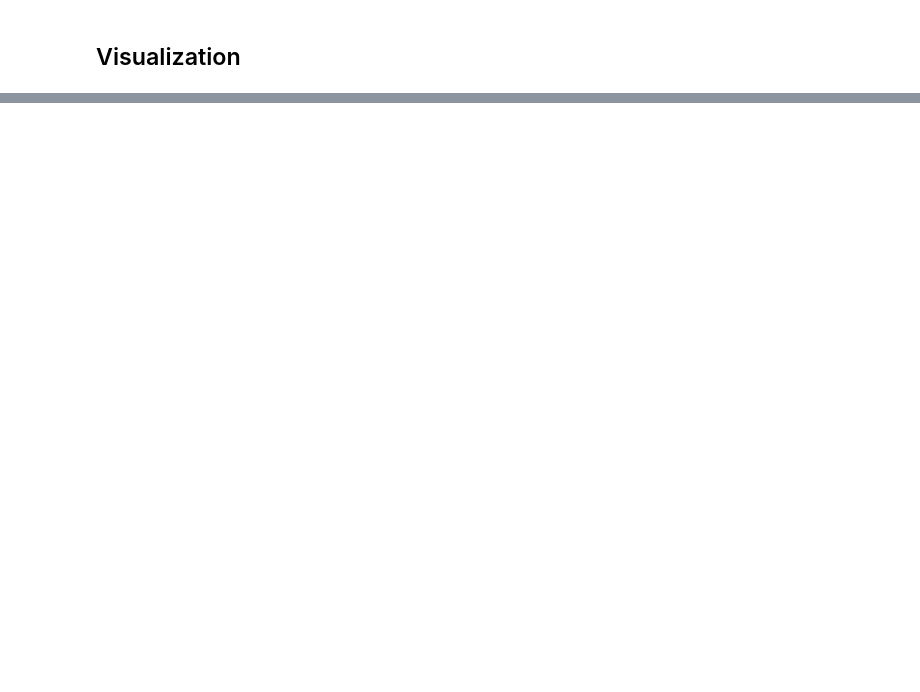
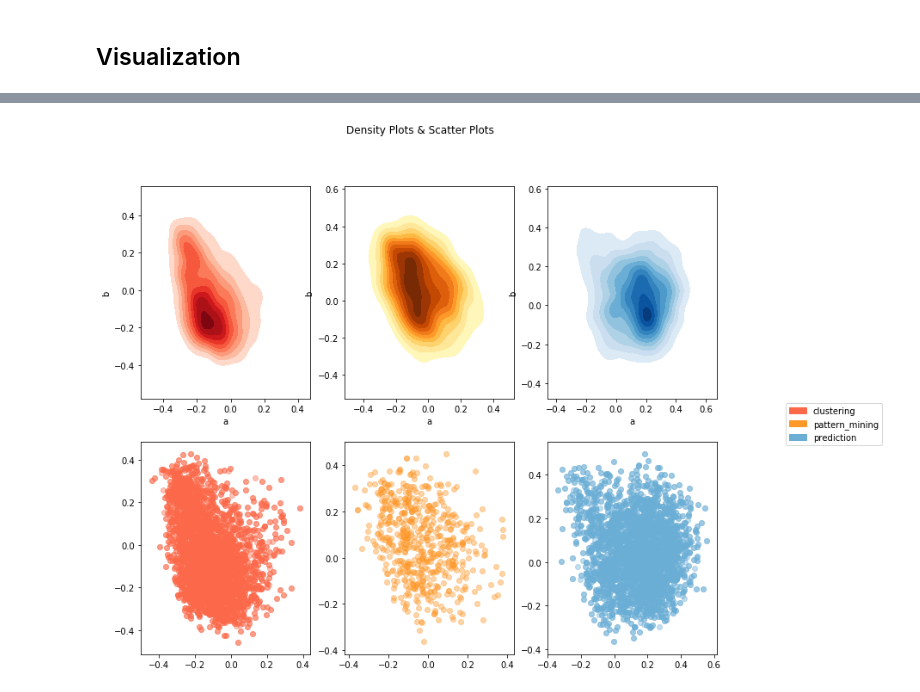
Before and after one commit to rsmttud/Recommender-System, a Jupyter notebook: notebooks/Noisy Clustering.ipynb, the cells around one changed output, grey strips where cells are left out. Saved outputs shown, nothing was run; the diff lists cells and outputs as text; code cells hidden in the pictures; blank space fills up the shorter version.

```diff
--- a/notebooks/Noisy Clustering.ipynb
+++ b/notebooks/Noisy Clustering.ipynb
@@ -157,3 +178,38 @@ legend = plt.legend(handles = labels)
+# %%
+#%matplotlib inline
+import matplotlib.patches as mpatches
+
+
+cmaps = ["Reds","YlOrBr", "Blues","Greens"]
+#colors = ["red", "blue", "yellow", "green", "", "grey"]
+groups = df.groupby("class")
+counter = 0
+
+fig = plt.figure(figsize=(12,10))
+fig.suptitle("Density Plots & Scatter Plots")
+
+ax_1 = fig.add_subplot(2,3,1)
+ax_2 = fig.add_subplot(2,3,2)
+ax_3 = fig.add_subplot(2,3,3)
+
+ax_4 = fig.add_subplot(2,3,4)
+ax_5 = fig.add_subplot(2,3,5)
+ax_6 = fig.add_subplot(2,3,6)
+
+labels = []
+axis = [ax_1, ax_2, ax_3]
+axis_scatter = [ax_4, ax_5, ax_6]
+for name, group in groups:
+    # Change that ax = ax_1
+    ax = sns.kdeplot(group.a,group.b, shade=True, cmap = cmaps[counter],shade_lowest=False, ax = axis[counter])
+    color_from_cmap = matplotlib.cm.get_cmap(cmaps[counter])(0.5)
+
+    axis_scatter[counter].scatter(group.a, group.b, color = color_from_cmap, alpha = 0.4)
+    labels.append(mpatches.Patch(color=color_from_cmap, label=name))
+    counter +=1
+legend = plt.legend(handles = labels, bbox_to_anchor=(2, 1.2))
+# %% [output]
+[figure, added]
 # %%
 %matplotlib notebook
 from mpl_toolkits.mplot3d import Axes3D
```
Also changed, not shown: parts of 27 cells of this notebook.
